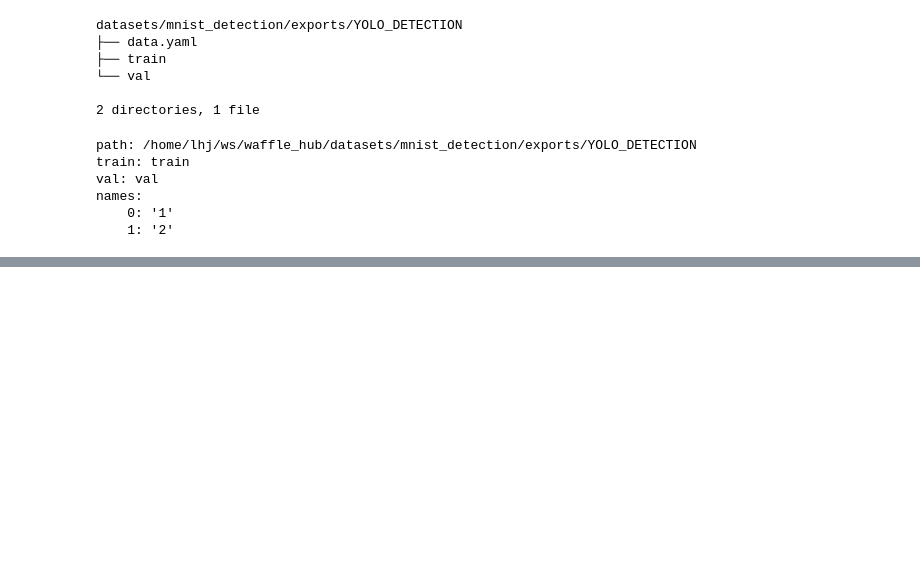
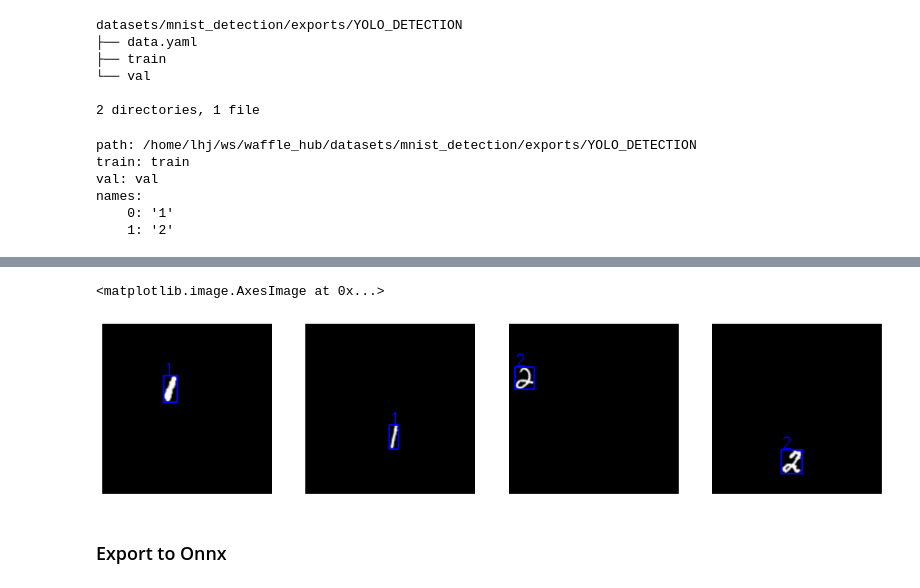
Before and after one commit to snuailab/waffle_hub, a Jupyter notebook: tutorial.ipynb, the cells around one changed output, grey strips where cells are left out. Saved outputs shown, nothing was run; the diff lists cells and outputs as text; code cells hidden in the pictures; blank space fills up the shorter version.

```diff
--- a/tutorial.ipynb
+++ b/tutorial.ipynb
@@ -194,0 +221,22 @@ models/my_model/inferences
+# %%
+import cv2
+import numpy as np
+import matplotlib.pyplot as plt
+%matplotlib inline
+
+figure = plt.figure(figsize=(16, 4))
+axes = figure.subplots(1, 4)
+axes[0].axis("off")
+axes[1].axis("off")
+axes[2].axis("off")
+axes[3].axis("off")
+
+axes[0].imshow(cv2.imread("hubs/digit_detector/inferences/draw/1.png"))
+axes[1].imshow(cv2.imread("hubs/digit_detector/inferences/draw/2.png"))
+axes[2].imshow(cv2.imread("hubs/digit_detector/inferences/draw/92.png"))
+axes[3].imshow(cv2.imread("hubs/digit_detector/inferences/draw/99.png"))
+# %% [output]
+<matplotlib.image.AxesImage at 0x...>
+[figure, added]
+# %% [markdown]
+### Export to Onnx
```
Also changed, not shown: parts of 28 cells of this notebook.
